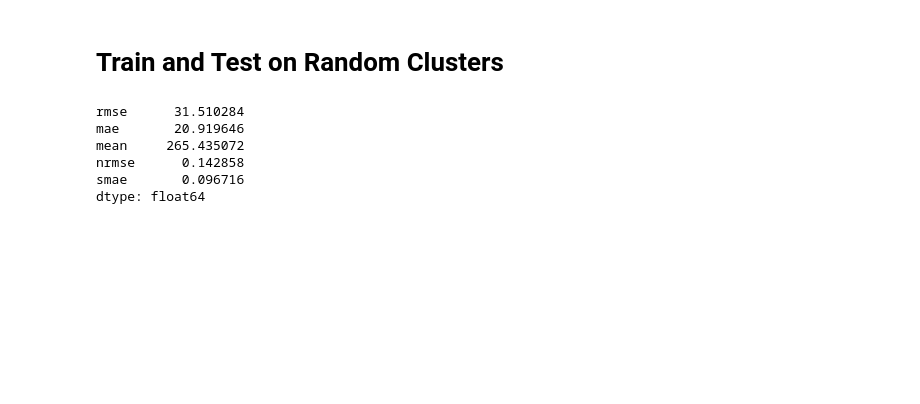
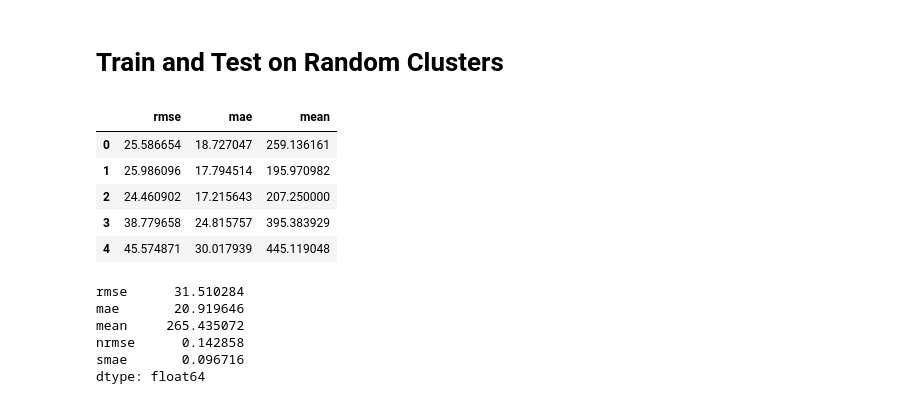
Before and after one commit to lojzimjm/dissertation, a Jupyter notebook: 9.1 LightGBM Global Default.ipynb, the cells around one changed output. Saved outputs shown, nothing was run; the diff lists cells and outputs as text; code cells hidden in the pictures; blank space fills up the shorter version.

```diff
--- a/9.1 LightGBM Global Default.ipynb
+++ b/9.1 LightGBM Global Default.ipynb
@@ -745,6 +790,15 @@ for clust_test_pred_df in rand_clust_test_preds:
 # Compute model performance for the clustered predictions
 rand_clust_test_perf = compute_lgbm_test_perf(rand_clust_test_preds_df,
                                               test_df_full_rand_clust)
+# %%
+rand_clust_test_perf.head()
+# %% [output]
+|  | rmse | mae | mean |
+| 0 | 25.586654 | 18.727047 | 259.136161 |
+| 1 | 25.986096 | 17.794514 | 195.970982 |
+| 2 | 24.460902 | 17.215643 | 207.250000 |
+| 3 | 38.779658 | 24.815757 | 395.383929 |
+| 4 | 45.574871 | 30.017939 | 445.119048 |
 # %%
 # Compute columns for normalized performance
 rand_clust_test_perf['nrmse'] = rand_clust_test_perf['rmse']/rand_clust_test_perf['mean']
```
Also changed, not shown: parts of 54 cells of this notebook, 13 other files.
